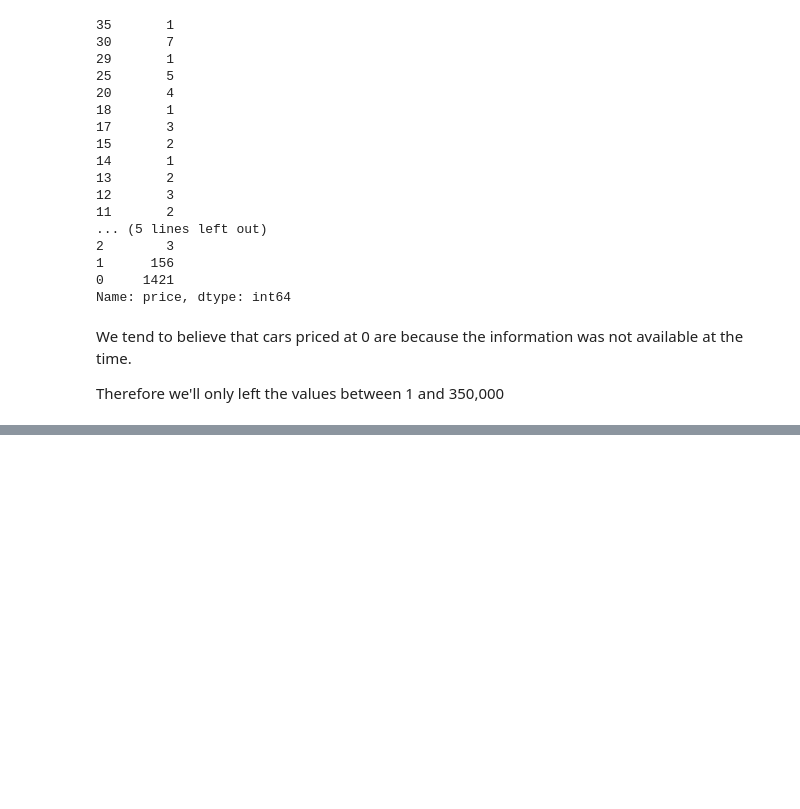
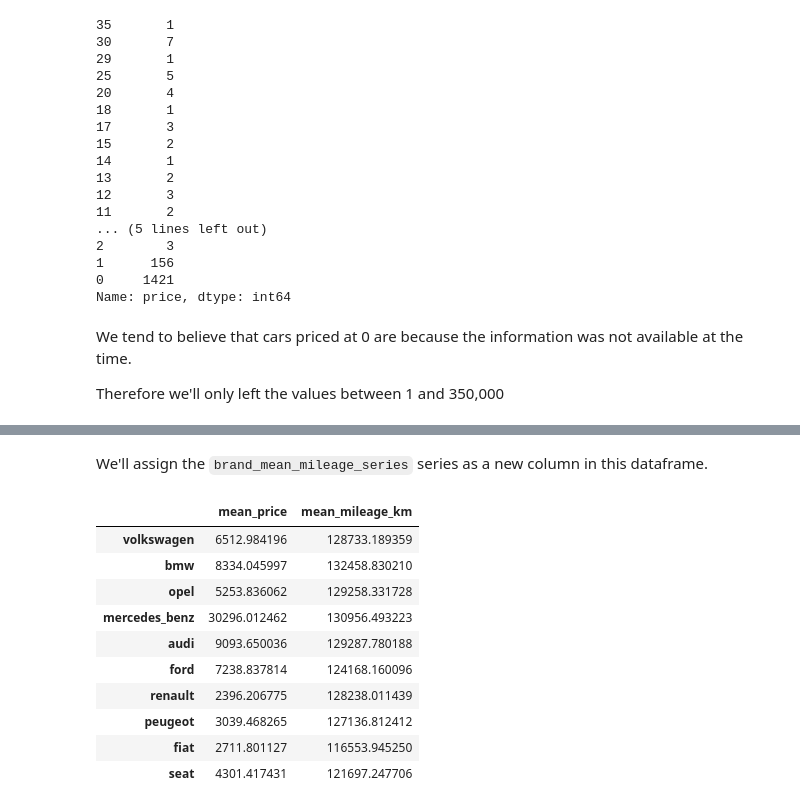
Before and after one commit to aguirredaniel/dataquest-projects, a Jupyter notebook: Guided_Project_Exploring_eBay_Car_Sales_Data/Exploring eBay Car Sales Data.ipynb, the cells around one changed output, grey strips where cells are left out. Drawn from its saved outputs; the diff is of its cells as text; code cells hidden in the pictures; blank space fills up the shorter version.

Commit message:
8. Storing Aggregate Data in a DataFrame

```diff
--- a/Guided_Project_Exploring_eBay_Car_Sales_Data/Exploring eBay Car Sales Data.ipynb
+++ b/Guided_Project_Exploring_eBay_Car_Sales_Data/Exploring eBay Car Sales Data.ipynb
@@ -303,0 +566,3 @@ autos_clean_price = autos[price.between(1, 350000)]
+# %%
+brand_mean_prices_series = pd.Series(brand_mean_prices)
+brand_mean_prices_series
@@ -303,0 +583,3 @@ autos_clean_price = autos[price.between(1, 350000)]
+# %%
+df = pd.DataFrame(brand_mean_prices_series, columns=['mean_price'])
+df
@@ -303,0 +600,6 @@ autos_clean_price = autos[price.between(1, 350000)]
+# %%
+brand_mean_mileage = {}
+for brand in selected_brands:
+    brand_mean_mileage[brand] = autos[brands == brand]['odometer_km'].mean()
+
+brand_mean_mileage
@@ -303,0 +617,3 @@ autos_clean_price = autos[price.between(1, 350000)]
+# %%
+brand_mean_mileage_series = pd.Series(brand_mean_mileage)
+brand_mean_mileage_series
@@ -303,0 +632,17 @@ autos_clean_price = autos[price.between(1, 350000)]
+# %% [markdown]
+We'll assign the `brand_mean_mileage_series` series as a new column in this dataframe.
+# %%
+df['mean_mileage_km'] = brand_mean_mileage_series
+df
+# %% [output]
+|  | mean_price | mean_mileage_km |
+| volkswagen | 6512.984196 | 128733.189359 |
+| bmw | 8334.045997 | 132458.830210 |
+| opel | 5253.836062 | 129258.331728 |
+| mercedes_benz | 30296.012462 | 130956.493223 |
+| audi | 9093.650036 | 129287.780188 |
+| ford | 7238.837814 | 124168.160096 |
+| renault | 2396.206775 | 128238.011439 |
+| peugeot | 3039.468265 | 127136.812412 |
+| fiat | 2711.801127 | 116553.945250 |
+| seat | 4301.417431 | 121697.247706 |
```
Also changed, not shown: parts of 37 cells of this notebook.
